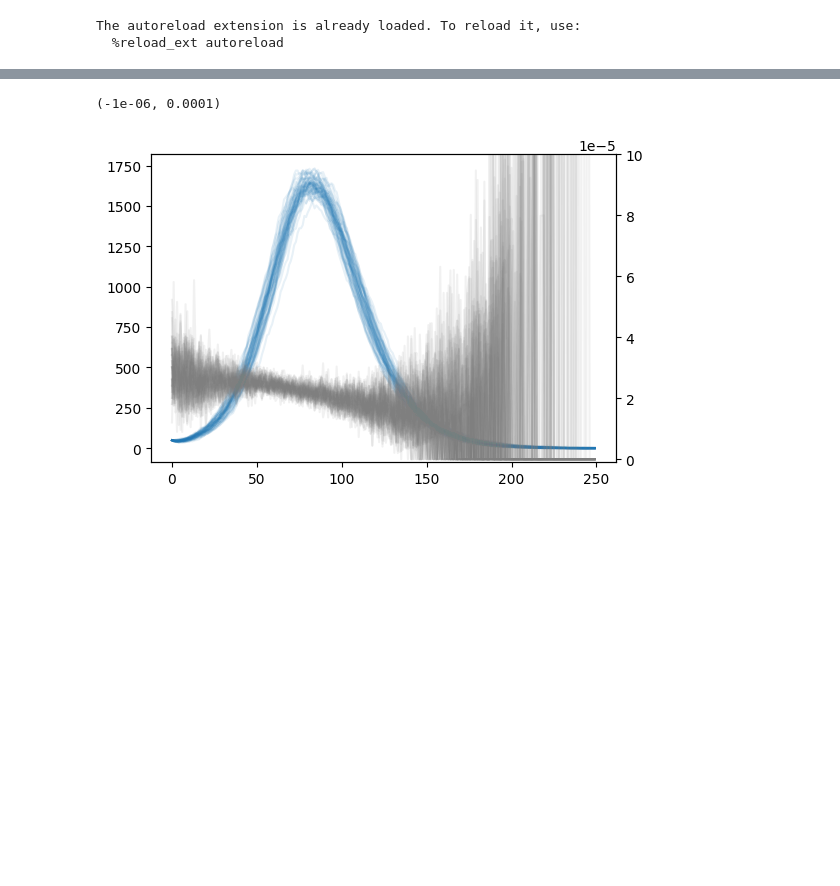
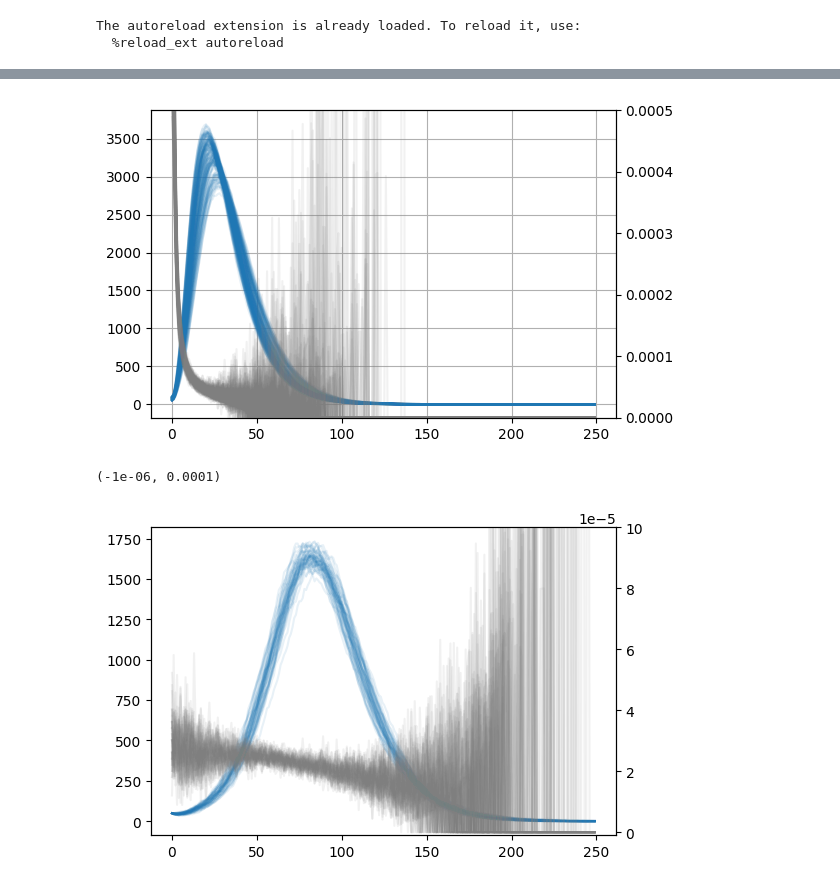
Before and after one commit to Mpkosh/hybrid_surrogate, a Jupyter notebook: notebooks/seir_network_dataset_generation.ipynb, the cells around one changed output, grey strips where cells are left out. Drawn from its saved outputs; the diff is of its cells as text; code cells hidden in the pictures; blank space fills up the shorter version.

```diff
--- a/notebooks/seir_network_dataset_generation.ipynb
+++ b/notebooks/seir_network_dataset_generation.ipynb
@@ -128,3 +145,17 @@ import glob
+# %%
+fig, ax = plt.subplots(1, 1, figsize=(6, 4))
+ax_beta = ax.twinx()
+
+files = glob.glob('../sim_data/new_ba_10000/*.csv')
+for file in files:
+    df = pd.read_csv(file)
+    ax.plot(df.I, color='tab:blue', alpha=0.1)
+    ax_beta.plot(df.Beta, color='tab:gray', alpha=0.1)
+
+ax_beta.set_ylim(-1e-6,5e-4)
+ax.grid()
+# %% [output]
+[figure, added]
 # %%
 fig, ax = plt.subplots(1, 1, figsize=(6, 4))
 ax_beta = ax.twinx()
```
Also changed, not shown: parts of 6 cells of this notebook, 1 other file.
